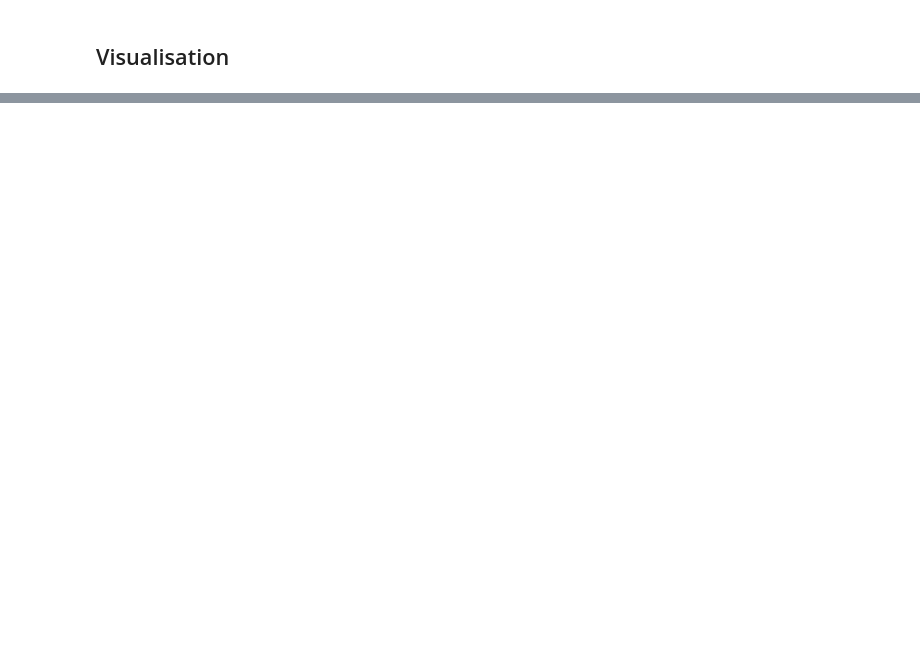
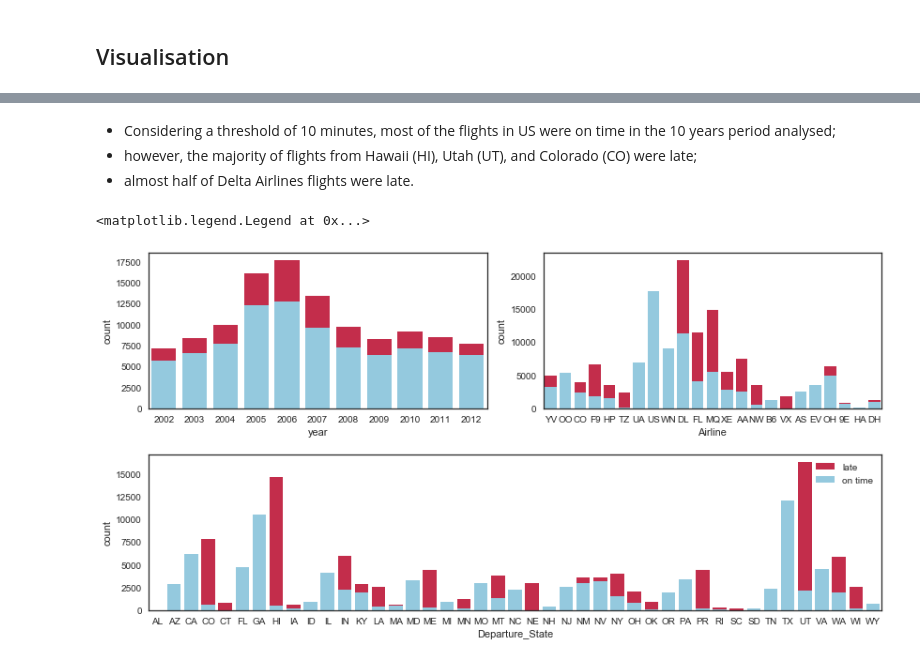
Before and after one commit to alemelis/airplanes, a Jupyter notebook: src/airplanes.ipynb, the cells around one changed output, grey strips where cells are left out. Drawn from its saved outputs; the diff is of its cells as text; code cells hidden in the pictures; blank space fills up the shorter version.

```diff
--- a/src/airplanes.ipynb
+++ b/src/airplanes.ipynb
@@ -227,0 +226,26 @@ sns.factorplot(data=flights, x="month", y="Arrival_delay", hue="Airline", aspect
+# %% [markdown]
+- Considering a threshold of 10 minutes, most of the flights in US were on time in the 10 years period analysed;
+- however, the majority of flights from Hawaii (HI), Utah (UT), and Colorado (CO) were late;
+- almost half of Delta Airlines flights were late.
+# %%
+f = plt.figure(5, figsize=(14,7))
+grid = plt.GridSpec(2, 4, wspace=0.4, hspace=0.3)
+ax1 = plt.subplot(grid[0,0:2])
+ax2 = plt.subplot(grid[0,2:])
+ax4 = plt.subplot(grid[1,0:])
+
+sns.countplot(data=flights, x="year", color="crimson", label="late", ax=ax1)
+sns.countplot(data=flights.loc[flights["Arrival_delay"] <= 10.0], x="year",
+              color="skyblue", label="on time", ax=ax1)
+
+sns.countplot(data=flights, x="Airline", color="crimson", label="late", ax=ax2)
+sns.countplot(data=flights.loc[flights["Arrival_delay"] <= 10.0], x="Airline",
+              color="skyblue", label="on time", ax=ax2)
+
+sns.countplot(data=flights, x="Departure_State", color="crimson", label="late", ax=ax4)
+sns.countplot(data=flights.loc[flights["Arrival_delay"] <= 10.0], x="Departure_State",
+              color="skyblue", label="on time", ax=ax4)
+plt.legend()
+# %% [output]
+<matplotlib.legend.Legend at 0x...>
+[figure, added]
```
Also changed, not shown: parts of 36 cells of this notebook.
